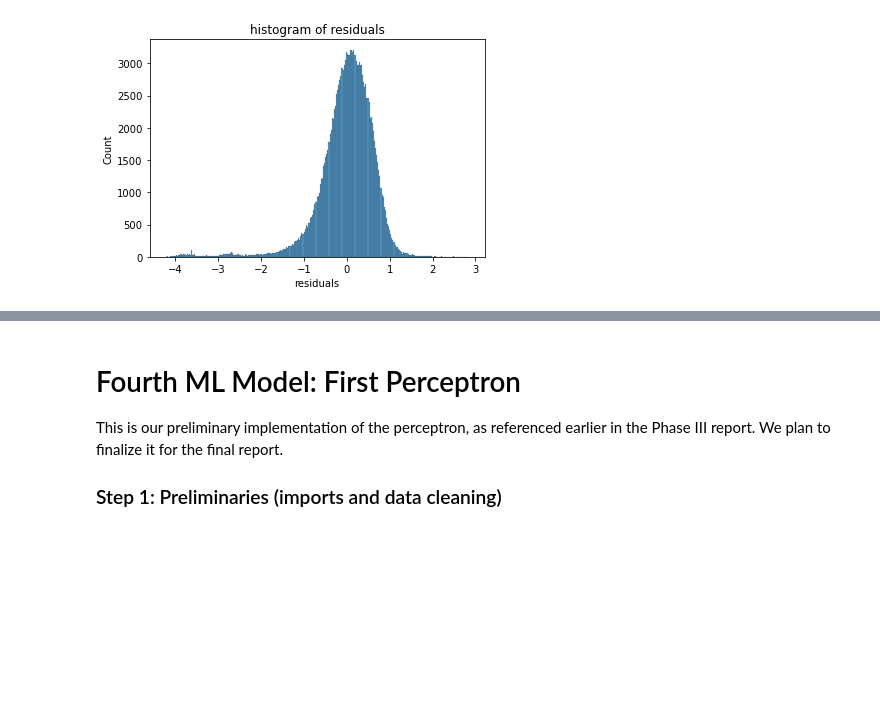
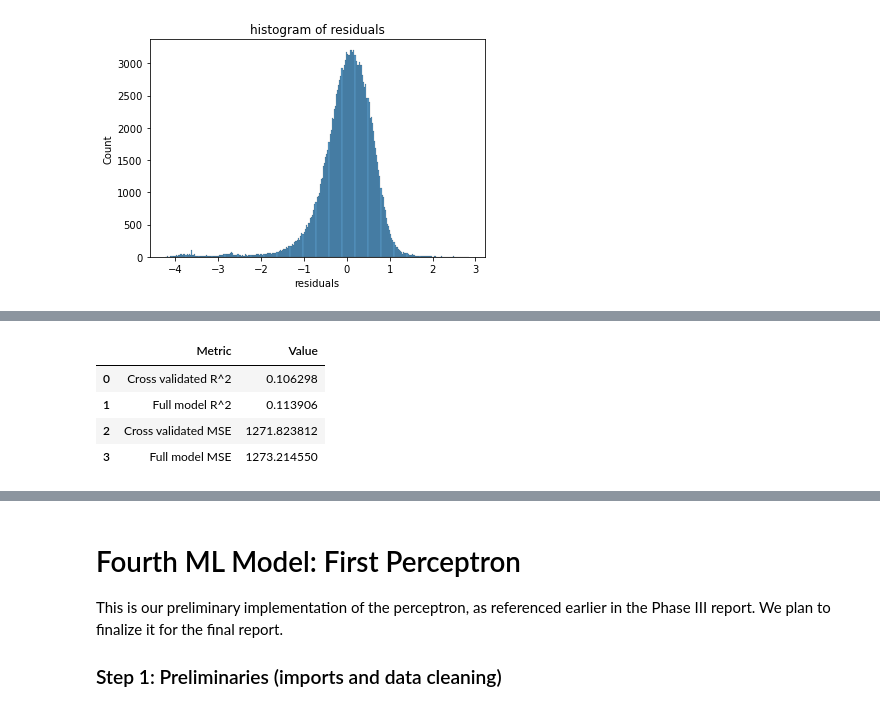
Before and after one commit to a-fielding81/ChessAnalysis, a Jupyter notebook: Phase3/phase3_andrew-Copy1.ipynb, the cells around one changed output, grey strips where cells are left out. Saved outputs shown, nothing was run; the diff lists cells and outputs as text; code cells hidden in the pictures; blank space fills up the shorter version.

```diff
--- a/Phase3/phase3_andrew-Copy1.ipynb
+++ b/Phase3/phase3_andrew-Copy1.ipynb
@@ -828,25 +814,3 @@ plt.show()
 [figure]
 # %% [markdown]
 #### Implement the model with the logarithmic transformation ####
-# %%
-log_y = np.log(y + 0.0000001)
-
-log_cross_val = cross_validation(X, log_y, 0.7, 3)
-
-full_log = full_linreg(X, log_y)
-full_log_mse = full_log[0]
-full_log_r2 = full_log[1]
-full_log_resids = full_log[2]
-full_log_coeffs = full_log[3]
-
-log_pred_exp = np.exp(full_log[4])
-log_pred_back = log_pred_exp - 0.0000001
-sqrt_mse_original_scale = np.mean((y-log_pred_back)**2)
-
-print(f'Full MSE (original scale): {sqrt_mse_original_scale}')
-print(f'Full R^2: {full_log_r2}')
-
-log_mse = log_cross_val[0]["mse"]
-log_r2 = log_cross_val[0]['r2']
-print(f'Cross validated MSE: {log_mse}')
-print(f'Cross validated R^2: {log_r2}')
@@ -1156,0 +958,13 @@ plt.show()
+# %%
+sqrt_results = {'Metric': ['Cross validated R^2', 'Full model R^2', 'Cross validated MSE',
+                           'Full model MSE'], 'Value': [cv_sqrt_r2, full_sqrt_r2, cv_o_scale_sqrt, sqrt_mse_original_scale]}
+
+sqrt_frame = pd.DataFrame(sqrt_results)
+
+sqrt_frame
+# %% [output]
+|  | Metric | Value |
+| 0 | Cross validated R^2 | 0.106298 |
+| 1 | Full model R^2 | 0.113906 |
+| 2 | Cross validated MSE | 1271.823812 |
+| 3 | Full model MSE | 1273.214550 |
```
Also changed, not shown: parts of 29 cells of this notebook.
